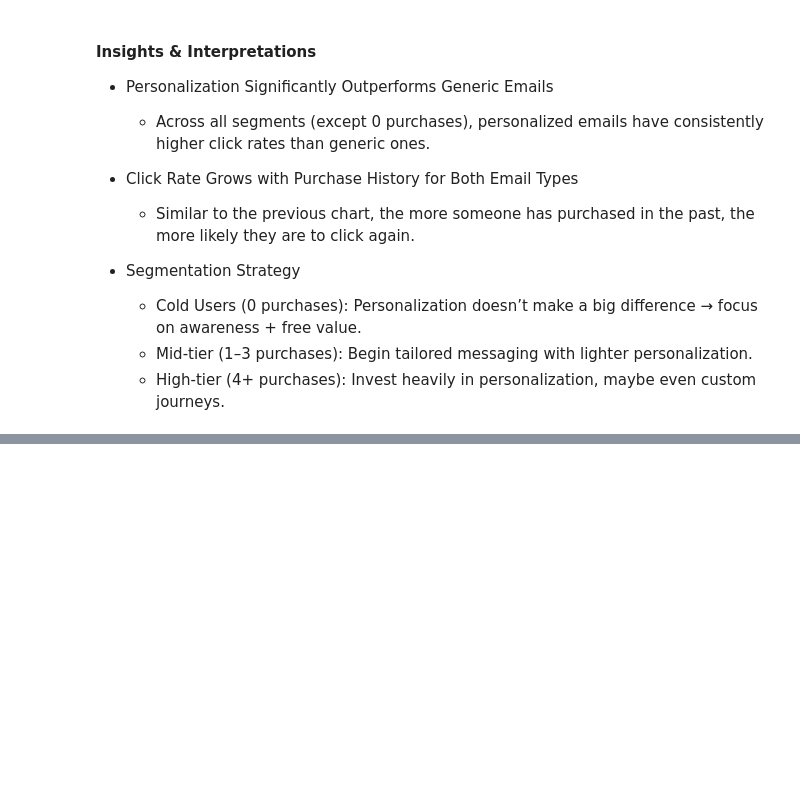
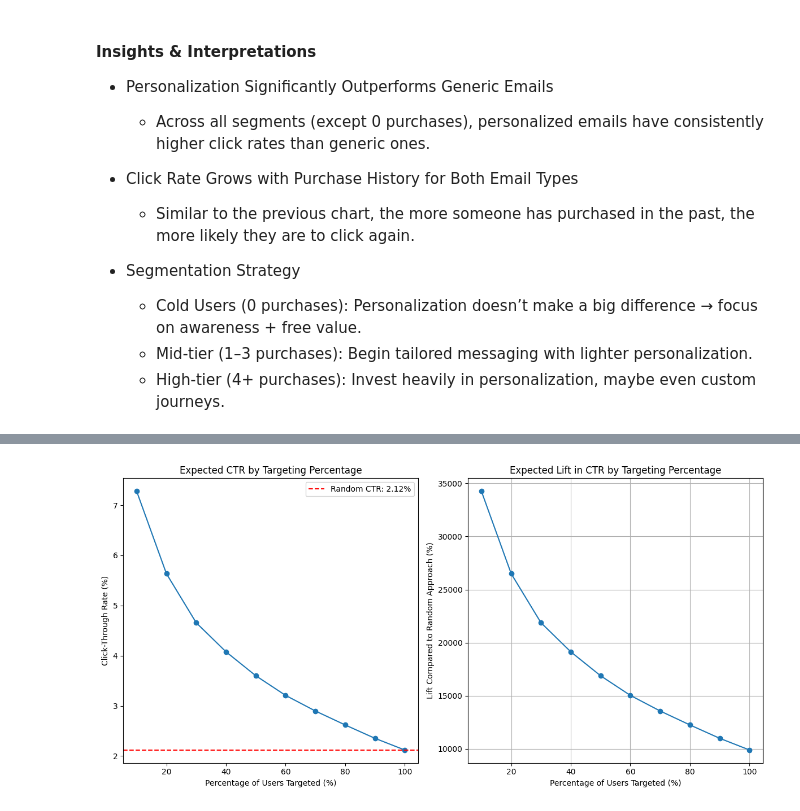
Before and after one commit to AyanArshad02/email-marketing-campaign-optimization-using-ML, a Jupyter notebook: eda.ipynb, the cells around one changed output, grey strips where cells are left out. Saved outputs shown, nothing was run; the diff lists cells and outputs as text; code cells hidden in the pictures; blank space fills up the shorter version.

Commit message:
Update : done till final visualizations for presentation

```diff
--- a/eda.ipynb
+++ b/eda.ipynb
@@ -470,0 +706,89 @@ plt.show()
+# %%
+from sklearn.metrics import roc_auc_score
+from sklearn.metrics import roc_curve
+from statsmodels.stats.proportion import proportions_ztest
+
+# Calculate expected improvement
+random_ctr = y.mean()  # Current random approach CTR
+
+# Get predictions on the entire dataset using the best model
+# For this example, let's use the gradient boosting model
+if best_model_name == "Gradient Boosting":
+    best_model = best_gb_model
+elif best_model_name == "Random Forest":
+    best_model = rf_model
+else:
+    best_model = lr_model
+
+# Generate predictions for all users
+all_probs = best_model.predict_proba(X_encoded)[:, 1]
+
+# Sort users by predicted probability of clicking
+sorted_indices = np.argsort(all_probs)[::-1]  # Descending order
+
+# Calculate CTR if we only send to the top X% of users
+percentages = [10, 20, 30, 40, 50, 60, 70, 80, 90, 100]
+targeted_ctrs = []
+
+for p in percentages:
+    num_users = int(len(X_encoded) * p / 100)
+    top_users = sorted_indices[:num_users]
+    targeted_ctr = y.iloc[top_users].mean() * 100
+    targeted_ctrs.append(targeted_ctr)
+    print(f"CTR when targeting top {p}% of users: {targeted_ctr:.2f}%")
+
+# Calculate lift at each percentage
+lifts = [(ctr / random_ctr - 1) * 100 for ctr in targeted_ctrs]
+
+# Plot the results
+plt.figure(figsize=(12, 6))
+
+plt.subplot(1, 2, 1)
+plt.plot(percentages, targeted_ctrs, marker='o')
+plt.axhline(y=random_ctr*100, color='r', linestyle='--', label=f'Random CTR: {random_ctr*100:.2f}%')
+plt.title('Expected CTR by Targeting Percentage')
+plt.xlabel('Percentage of Users Targeted (%)')
+plt.ylabel('Click-Through Rate (%)')
+plt.legend()
+
+plt.subplot(1, 2, 2)
+plt.plot(percentages, lifts, marker='o')
+plt.title('Expected Lift in CTR by Targeting Percentage')
+plt.xlabel('Percentage of Users Targeted (%)')
+plt.ylabel('Lift Compared to Random Approach (%)')
+plt.grid(True)
+
+plt.tight_layout()
+plt.savefig('improvement_visualizations/targeting_improvement.png', dpi=300, bbox_inches='tight')
+plt.show()
+
+# Describe an A/B testing approach
+print("\nA/B Testing Approach to Validate Model Improvement:")
+print("1. Split the user base randomly into control and test groups")
+print("2. Send emails randomly to the control group (current approach)")
+print("3. Use the model to select and prioritize users in the test group")
+print("4. Measure CTR in both groups and calculate the lift")
+print("5. Perform statistical significance testing (e.g., chi-squared test)")
+print("6. Calculate confidence intervals for the improvement")
+
+# Sample size calculation for A/B test
+from statsmodels.stats.proportion import proportion_effectsize
+from statsmodels.stats.power import NormalIndPower
+
+# Assuming we want to detect a 20% lift with 80% power at 5% significance
+# random_ctr is your control group click-through rate (CTR)
+effect_size = proportion_effectsize(random_ctr, random_ctr * 1.2)
+
+# Power analysis
+power_analysis = NormalIndPower()
+sample_size = power_analysis.solve_power(
+    effect_size=effect_size,
+    power=0.8,
+    alpha=0.05,
+    ratio=1.0,
+    alternative='larger'
+)
+
+print(f"\nTo detect a 20% improvement with 80% power at 5% significance level,")
+print(f"we would need approximately {int(sample_size)} users in each group (control and test).")
+# %% [output]
@@ -470,0 +805 @@ plt.show()
+[figure, added]
```
Also changed, not shown: parts of 12 cells of this notebook.
